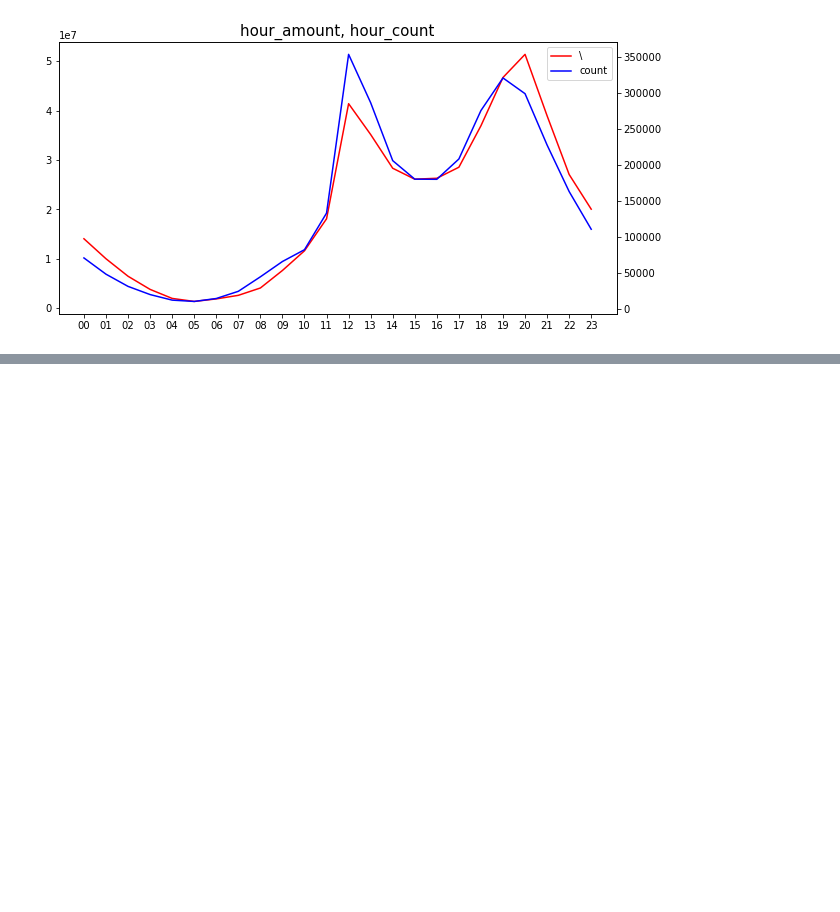
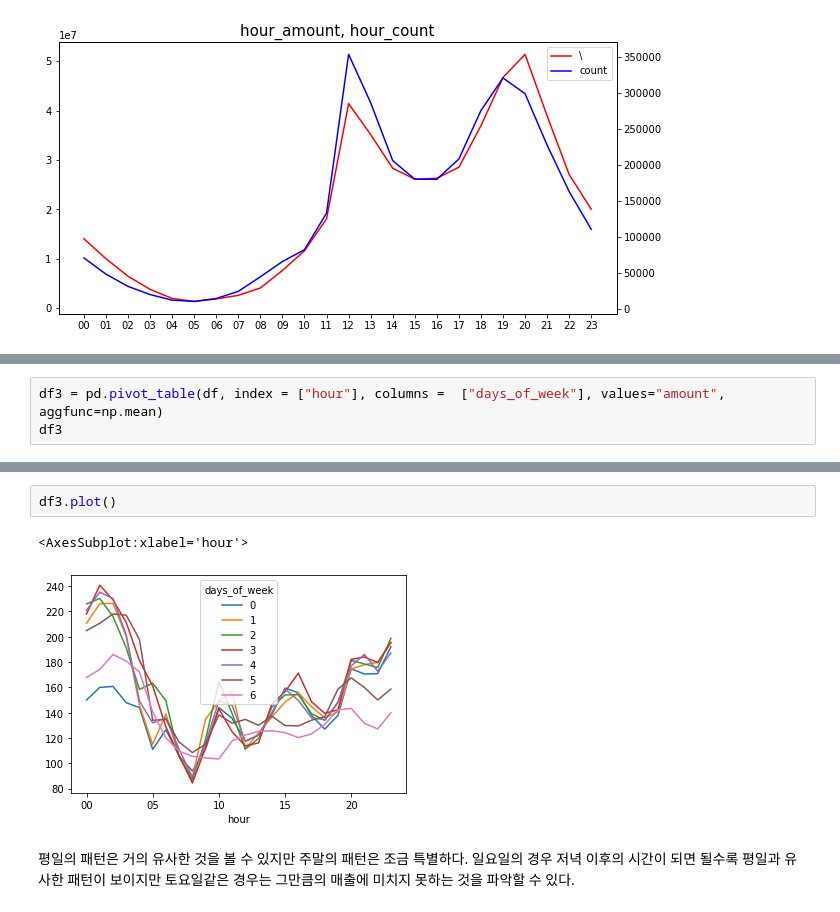
Before and after one commit to SeoMinJong/-, a Jupyter notebook: credit_my_ex.ipynb, the cells around one changed output, grey strips where cells are left out. Saved outputs shown, nothing was run; the diff lists cells and outputs as text; blank space fills up the shorter version.

```diff
--- a/credit_my_ex.ipynb
+++ b/credit_my_ex.ipynb
@@ -820,0 +841,3 @@ plt.show()
+# %%
+df3 = pd.pivot_table(df, index = ["hour"], columns =  ["days_of_week"], values="amount", aggfunc=np.mean)
+df3
@@ -820,0 +863,9 @@ plt.show()
+# %%
+df3.plot()
+# %% [output]
+<AxesSubplot:xlabel='hour'>
+[figure, added]
+# %% [markdown]
+평일의 패턴은 거의 유사한 것을 볼 수 있지만 주말의 패턴은 조금 특별하다.
+일요일의 경우 저녁 이후의 시간이 되면 될수록 평일과 유사한 패턴이 보이지만
+토요일같은 경우는 그만큼의 매출에 미치지 못하는 것을 파악할 수 있다.
```
Also changed, not shown: parts of 4 cells of this notebook.
